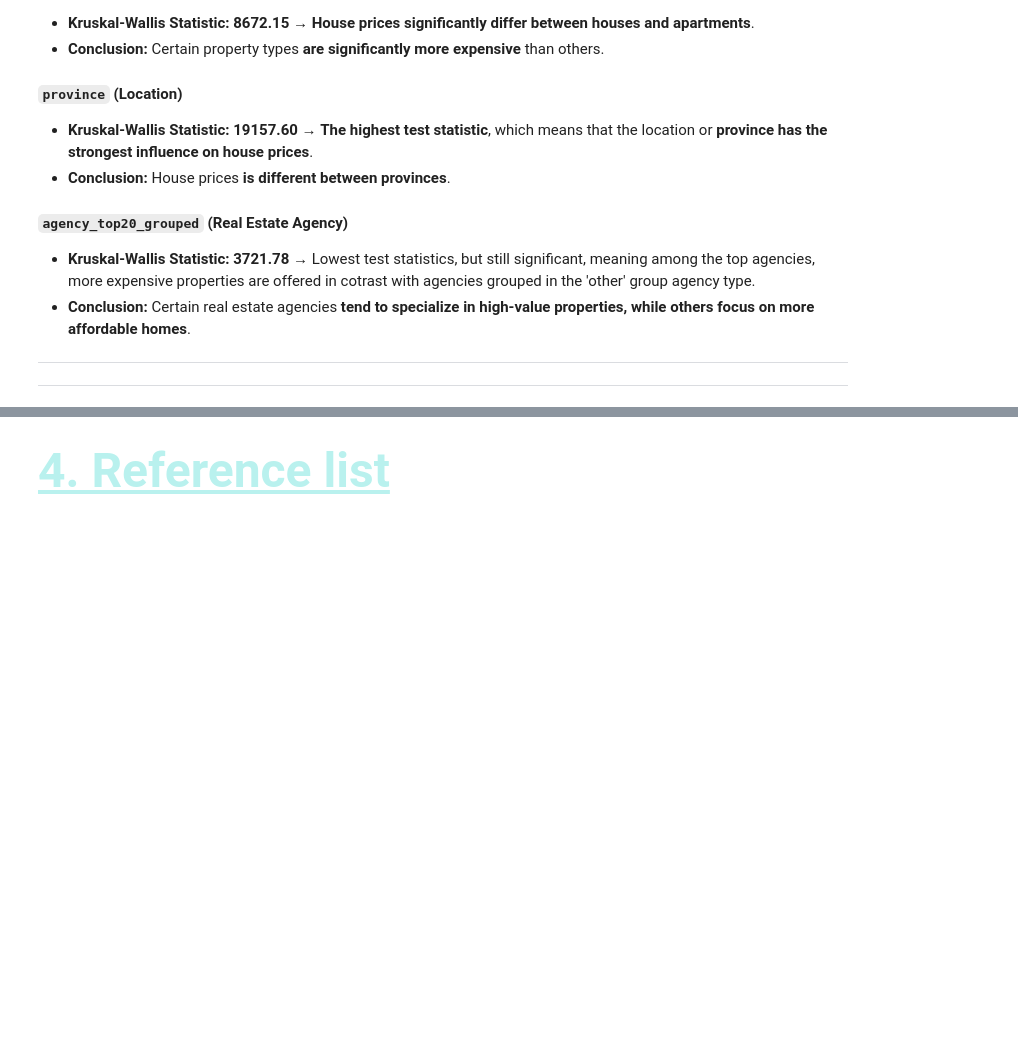
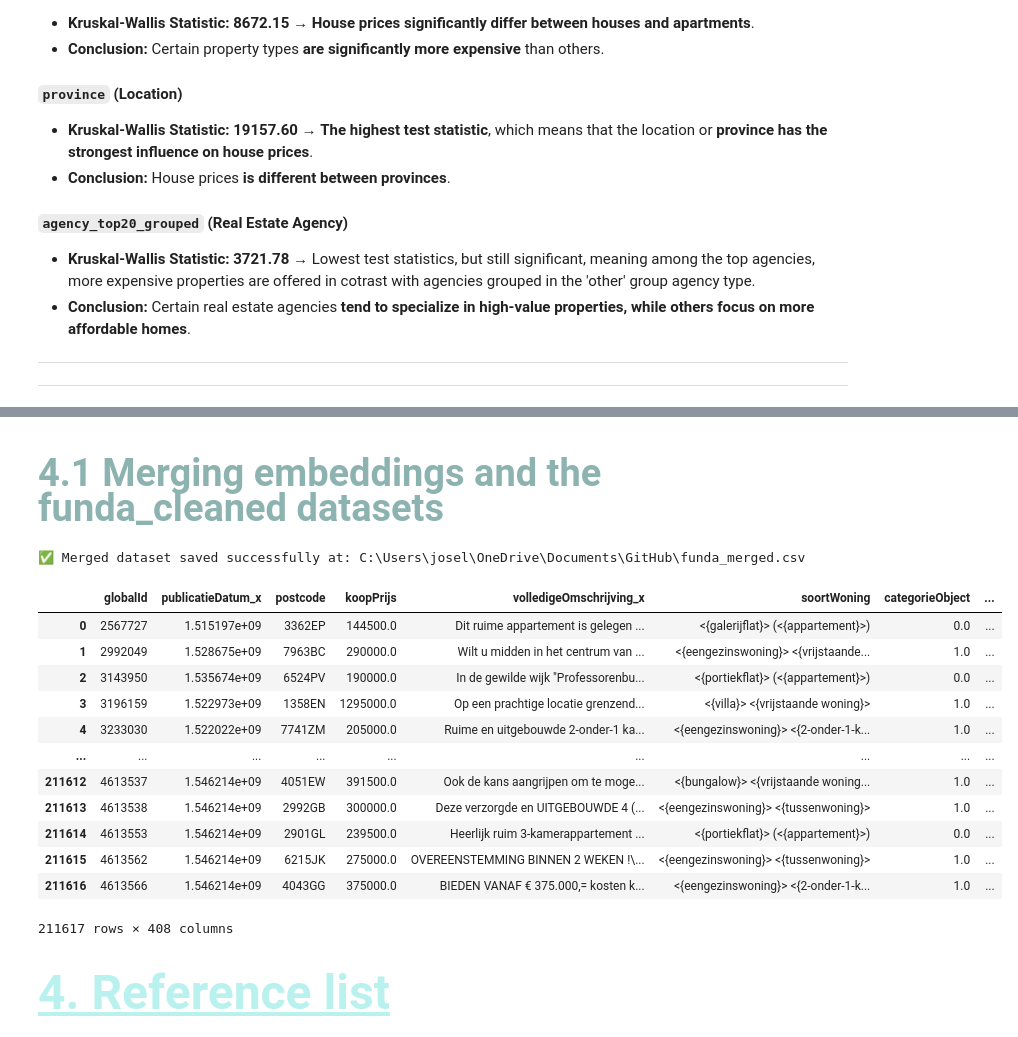
Before and after one commit to Josey-mc2/House-pricing-analysis, a Jupyter notebook: funda_analysis_ai_resit.ipynb, the cells around one changed output, grey strips where cells are left out. Saved outputs shown, nothing was run; the diff lists cells and outputs as text; code cells hidden in the pictures; blank space fills up the shorter version.

```diff
--- a/funda_analysis_ai_resit.ipynb
+++ b/funda_analysis_ai_resit.ipynb
@@ -2176,3 +2171,42 @@ This confirms that property type, location, and real estate agency significantly
+# %% [markdown]
+
+## <span style="color: #8DB3B1; font-size: 38px; font-family: 'Times New Roman'; font-weight: bold;">**4.1 Merging embeddings and the funda_cleaned datasets**
+</span>
+# %%
+
+
+# Define file paths
+title_embeddings_path = r"C:\Users\josel\OneDrive\Documents\GitHub\funda_title_embeddings.csv"
+output_merged_path = r"C:\Users\josel\OneDrive\Documents\GitHub\funda_merged.csv"
+
+# Load both datasets
+df_embeddings = pd.read_csv(title_embeddings_path)
+
+# Merge on 'globalId' using outer join to keep all data
+funda_merged = pd.merge(funda_cleaned, df_embeddings, on="globalId", how="outer")
+
+# Save the merged dataset
+funda_merged.to_csv(output_merged_path, index=False)
+
+print(f"✅ Merged dataset saved successfully at: {output_merged_path}")
+# %% [output]
+✅ Merged dataset saved successfully at: C:\Users\josel\OneDrive\Documents\GitHub\funda_merged.csv
+# %%
+funda_merged
+# %% [output]
+|  | globalId | publicatieDatum_x | postcode | koopPrijs | volledigeOmschrijving_x | soortWoning | categorieObject | ... |
+| 0 | 2567727 | 1.515197e+09 | 3362EP | 144500.0 | Dit ruime appartement is gelegen ... | <{galerijflat}> (<{appartement}>) | 0.0 | ... |
+| 1 | 2992049 | 1.528675e+09 | 7963BC | 290000.0 | Wilt u midden in het centrum van ... | <{eengezinswoning}> <{vrijstaande... | 1.0 | ... |
+| 2 | 3143950 | 1.535674e+09 | 6524PV | 190000.0 | In de gewilde wijk "Professorenbu... | <{portiekflat}> (<{appartement}>) | 0.0 | ... |
+| 3 | 3196159 | 1.522973e+09 | 1358EN | 1295000.0 | Op een prachtige locatie grenzend... | <{villa}> <{vrijstaande woning}> | 1.0 | ... |
+| 4 | 3233030 | 1.522022e+09 | 7741ZM | 205000.0 | Ruime en uitgebouwde 2-onder-1 ka... | <{eengezinswoning}> <{2-onder-1-k... | 1.0 | ... |
+| ... | ... | ... | ... | ... | ... | ... | ... | ... |
+| 211612 | 4613537 | 1.546214e+09 | 4051EW | 391500.0 | Ook de kans aangrijpen om te moge... | <{bungalow}> <{vrijstaande woning... | 1.0 | ... |
+| 211613 | 4613538 | 1.546214e+09 | 2992GB | 300000.0 | Deze verzorgde en UITGEBOUWDE 4 (... | <{eengezinswoning}> <{tussenwoning}> | 1.0 | ... |
+| 211614 | 4613553 | 1.546214e+09 | 2901GL | 239500.0 | Heerlijk ruim 3-kamerappartement ... | <{portiekflat}> (<{appartement}>) | 0.0 | ... |
+| 211615 | 4613562 | 1.546214e+09 | 6215JK | 275000.0 | OVEREENSTEMMING BINNEN 2 WEKEN !\... | <{eengezinswoning}> <{tussenwoning}> | 1.0 | ... |
+| 211616 | 4613566 | 1.546214e+09 | 4043GG | 375000.0 | BIEDEN VANAF € 375.000,= kosten k... | <{eengezinswoning}> <{2-onder-1-k... | 1.0 | ... |
+211617 rows × 408 columns
 # %% [markdown]
 ### <span style="color:rgb(185, 241, 238); font-size: 48px; font-family: 'Times New Roman'; font-weight: bold; text-decoration: underline;">4. Reference list </span>
 # %% [markdown]
```
Also changed, not shown: parts of 15 cells of this notebook.
